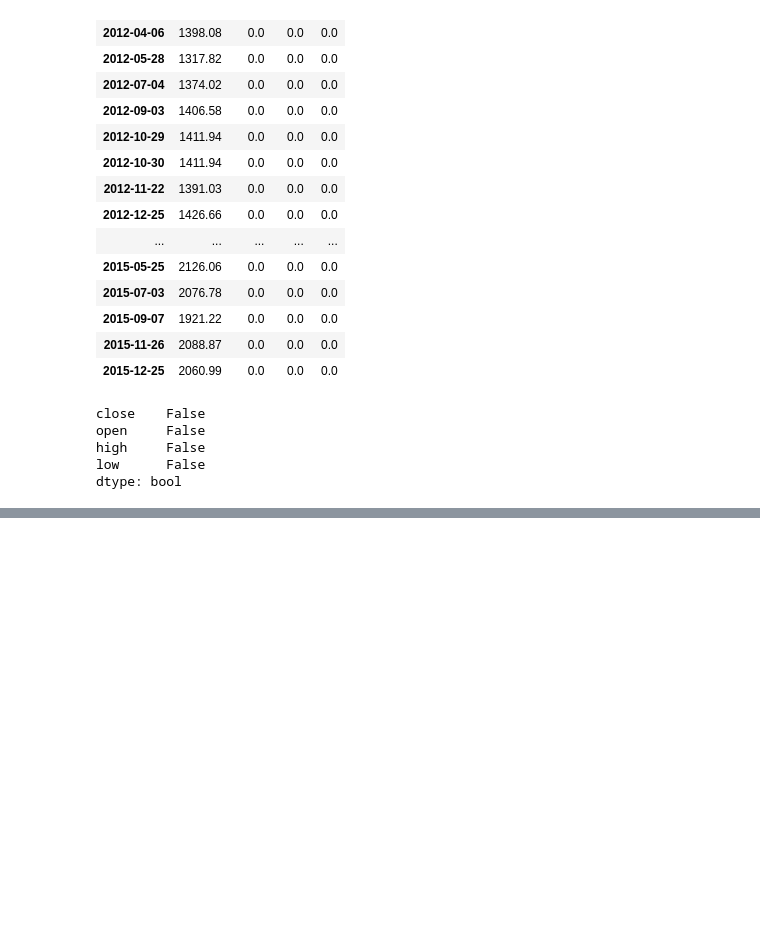
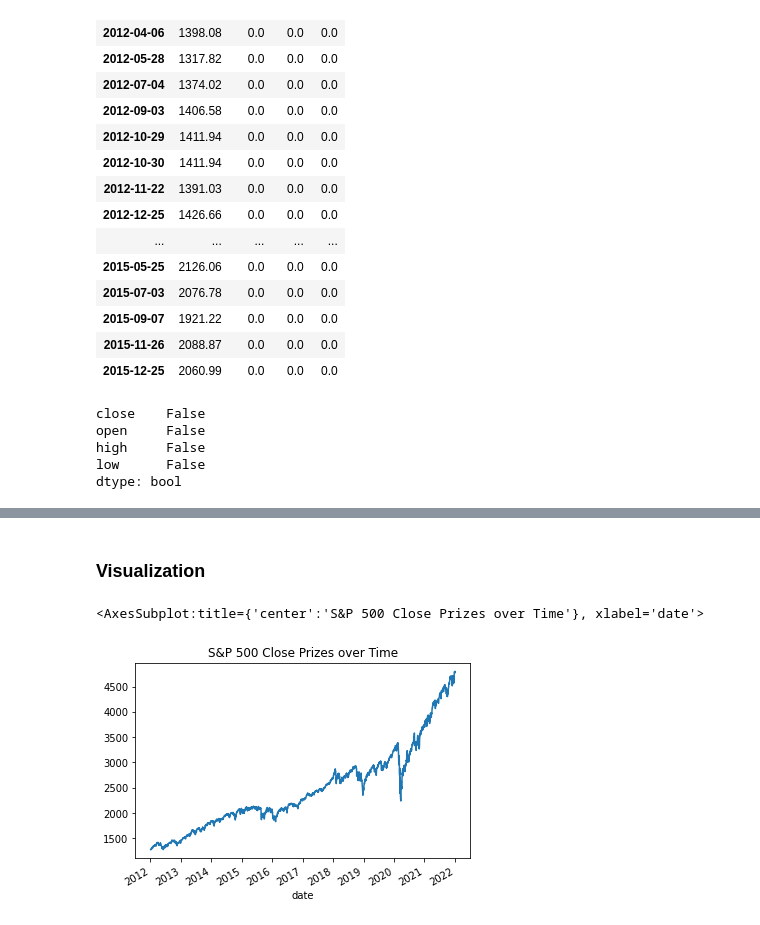
Before and after one commit to jonas-fullstack-dev/ml-financial-data, a Jupyter notebook: stocks.ipynb, the cells around one changed output, grey strips where cells are left out. Cells and saved outputs as stored; diff of their text form; code cells hidden in the pictures; blank space fills up the shorter version.

```diff
--- a/stocks.ipynb
+++ b/stocks.ipynb
@@ -173,0 +188,7 @@ dtype: bool
+# %% [markdown]
+### Visualization
+# %%
+df.close.plot(title="Daily S&P 500 Close Prizes")
+# %% [output]
+<AxesSubplot:title={'center':'S&P 500 Close Prizes over Time'}, xlabel='date'>
+[figure, added]
```
Also changed, not shown: parts of 9 cells of this notebook.
